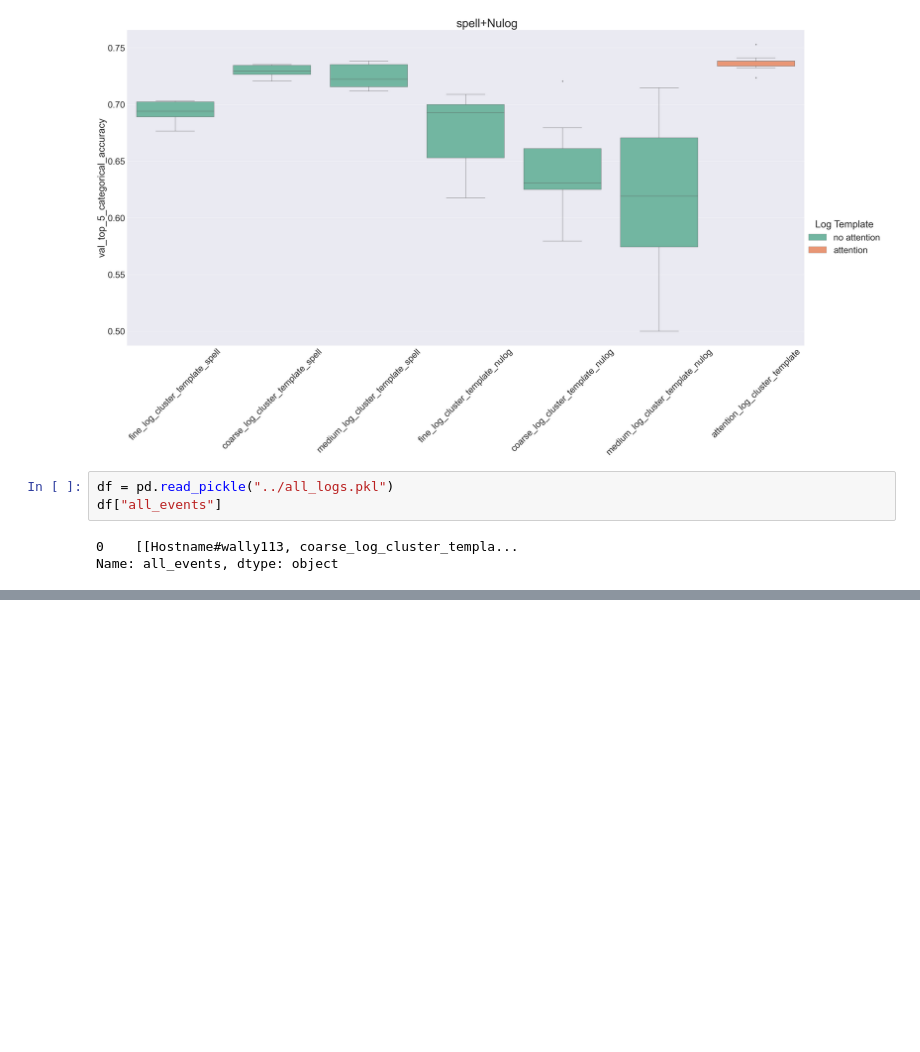
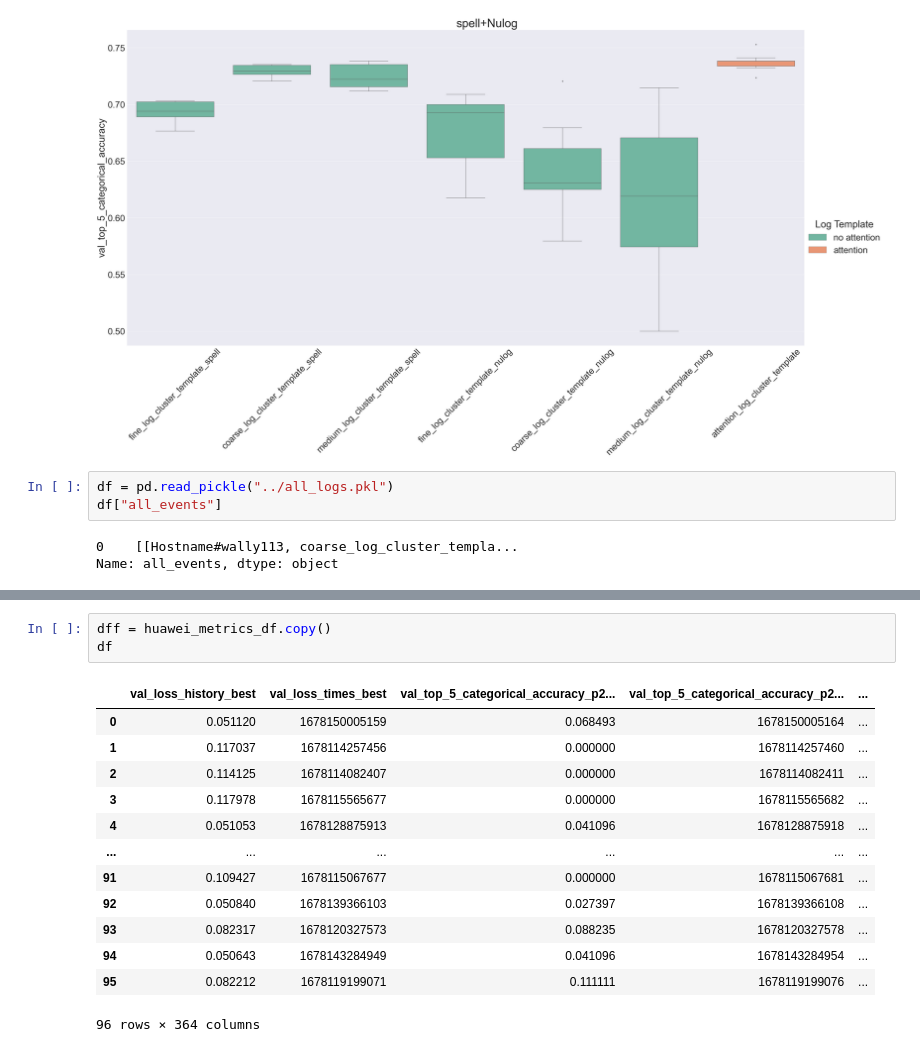
Before and after one commit to DerDoni/Domain-Guided-Monitoring, a Jupyter notebook: notebooks/Attention vs. no attention.ipynb, the cells around one changed output, grey strips where cells are left out. Saved outputs shown, nothing was run; the diff lists cells and outputs as text; blank space fills up the shorter version.

```diff
--- a/notebooks/Attention vs. no attention.ipynb
+++ b/notebooks/Attention vs. no attention.ipynb
@@ -288,0 +400,17 @@ Name: all_events, dtype: object
+# %%
+dff = huawei_metrics_df.copy()
+df
+# %% [output]
+|  | val_loss_history_best | val_loss_times_best | val_top_5_categorical_accuracy_p2... | val_top_5_categorical_accuracy_p2... | ... |
+| 0 | 0.051120 | 1678150005159 | 0.068493 | 1678150005164 | ... |
+| 1 | 0.117037 | 1678114257456 | 0.000000 | 1678114257460 | ... |
+| 2 | 0.114125 | 1678114082407 | 0.000000 | 1678114082411 | ... |
+| 3 | 0.117978 | 1678115565677 | 0.000000 | 1678115565682 | ... |
+| 4 | 0.051053 | 1678128875913 | 0.041096 | 1678128875918 | ... |
+| ... | ... | ... | ... | ... | ... |
+| 91 | 0.109427 | 1678115067677 | 0.000000 | 1678115067681 | ... |
+| 92 | 0.050840 | 1678139366103 | 0.027397 | 1678139366108 | ... |
+| 93 | 0.082317 | 1678120327573 | 0.088235 | 1678120327578 | ... |
+| 94 | 0.050643 | 1678143284949 | 0.041096 | 1678143284954 | ... |
+| 95 | 0.082212 | 1678119199071 | 0.111111 | 1678119199076 | ... |
+96 rows × 364 columns
```
Also changed, not shown: parts of 14 cells of this notebook.
